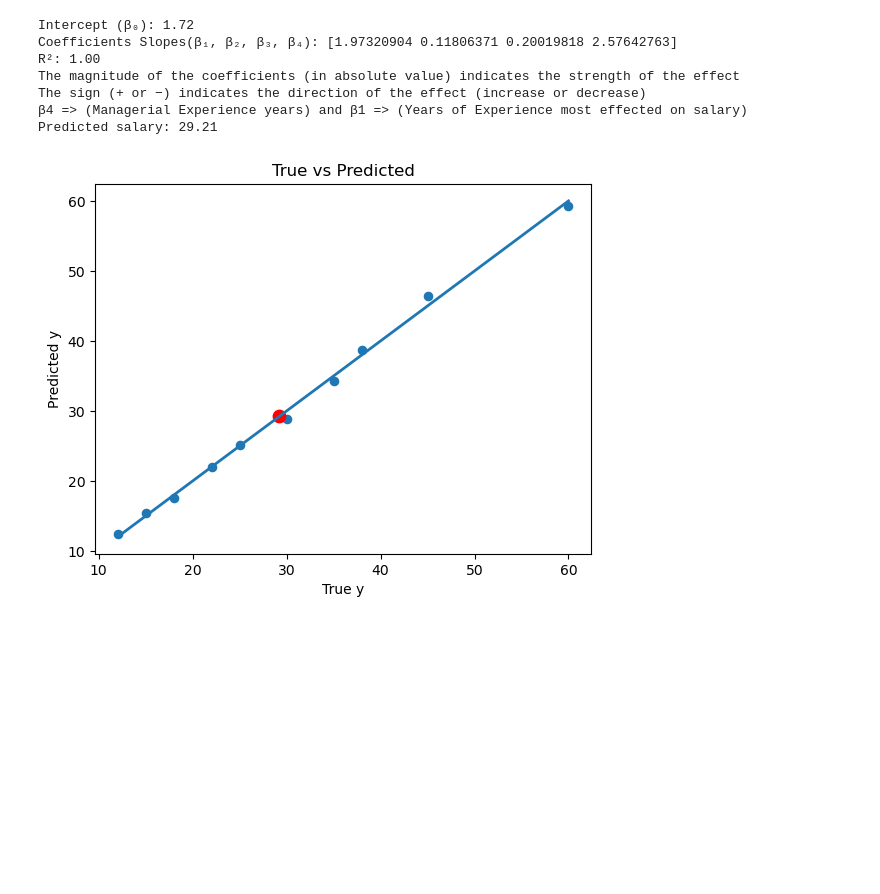
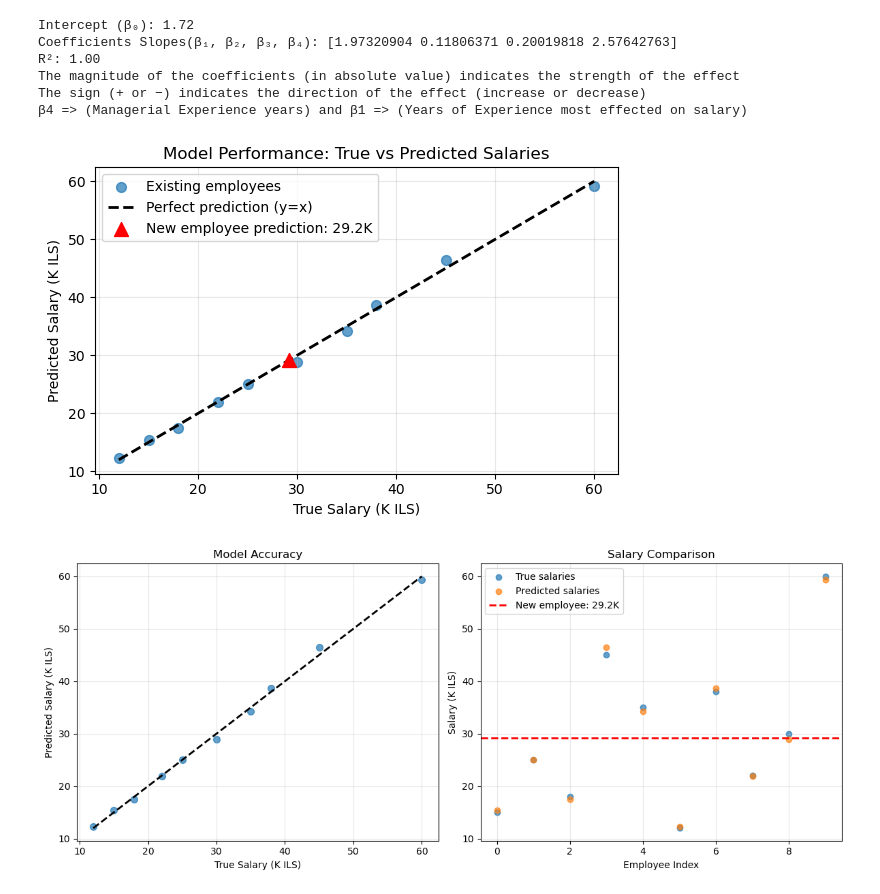
Before and after one commit to Bob789/3-zmultivariate-linear-regression-hw, a Jupyter notebook: predict_monthly_salary_based_on_experience.ipynb, the cells around one changed output. Drawn from its saved outputs; the diff is of its cells as text; code cells hidden in the pictures; blank space fills up the shorter version.

```diff
--- a/predict_monthly_salary_based_on_experience.ipynb
+++ b/predict_monthly_salary_based_on_experience.ipynb
@@ -15,7 +15,7 @@ from sklearn.linear_model import LinearRegression
 # 6                   | 15                 | 42                | 2                             | 30
 # 12                  | 19                 | 55                | 8                             | 60
 
-# Features: [Years of Experience, Education (years), Weekly Work Hours, Managerial Experience (years)]
+# Original dataset
 X = np.array([
     [2, 15, 40, 0],
     [5, 16, 45, 1],
@@ -25,51 +25,86 @@ X = np.array([
     [1, 14, 35, 0],
     [8, 16, 45, 4],
     [4, 15, 40, 1],
     [6, 15, 42, 2],
     [12, 19, 55, 8]
 ])
 
-# Target: Monthly Salary (K ILS)
 y = np.array([15, 25, 18, 45, 35, 12, 38, 22, 30, 60])
 
-# Fit the model
+# Build and train the model
 model = LinearRegression()
 model.fit(X, y)
+
+# Predict for the existing dataset
+y_pred = model.predict(X)
+
+# Predict for a new employee
+new_employee = np.array([[6, 16, 43, 2]])
+predicted_salary = model.predict(new_employee)[0]
 
 # Get coefficients
 print(f"Intercept (β₀): {model.intercept_:.2f}")
 print(f"Coefficients Slopes(β₁, β₂, β₃, β₄): {model.coef_}")
 print(f"R²: {model.score(X, y):.2f}")
 print("The magnitude of the coefficients (in absolute value) indicates the strength of the effect")
 print("The sign (+ or −) indicates the direction of the effect (increase or decrease)")
 print("β4 => (Managerial Experience years) and β1 => (Years of Experience most effected on salary)")
 
-# ---------- Visualization ----------
-# plots
-# ---------- Visualization ----------
+# Visualization: True vs Predicted with new employee
+plt.figure(figsize=(6, 4))
 
-# True vs Predicted (with new salary)
-new_salary = np.array([[6, 16, 43, 2]])
-predicted_salary = model.predict(new_salary)[0]
-print(f"Predicted salary: {predicted_salary:.2f}")
+# Scatter plot of existing data: true vs predicted
+plt.scatter(y, y_pred, s=50, alpha=0.7, label="Existing employees")
 
-# 1) True vs Predicted
-# Scatter of true target vs model predictions + reference y=x line
-y_pred = model.predict(X)
-plt.figure()
-plt.scatter(y, y_pred, s=35)
-plt.plot([y.min(), y.max()], [y.min(), y.max()], linewidth=2)
-plt.scatter(predicted_salary, predicted_salary, color="red", s=80, label="New salary")
-plt.xlabel("True y")
-plt.ylabel("Predicted y")
-plt.title("True vs Predicted")
+# Perfect prediction line y = x
+min_val = min(y.min(), y_pred.min())
+max_val = max(y.max(), y_pred.max())
+plt.plot([min_val, max_val], [min_val, max_val], 'k--', linewidth=2, label="Perfect prediction (y=x)")
+
+# Mark the new employee prediction on the perfect line
+plt.scatter(predicted_salary, predicted_salary, color="red", s=100,
+           marker="^", label=f"New employee prediction: {predicted_salary:.1f}K", zorder=5)
+
+plt.xlabel("True Salary (K ILS)")
+plt.ylabel("Predicted Salary (K ILS)")
+plt.title("Model Performance: True vs Predicted Salaries")
+plt.legend()
+plt.grid(True, alpha=0.3)
+plt.tight_layout()
 plt.show()
+
+# Visualization: Two subplots (accuracy and comparison)
+plt.figure(figsize=(12, 5))
+
+# Left subplot: True vs Predicted
+plt.subplot(1, 2, 1)
+plt.scatter(y, y_pred, s=50, alpha=0.7)
+plt.plot([y.min(), y.max()], [y.min(), y.max()], 'k--', linewidth=2)
+plt.xlabel("True Salary (K ILS)")
+plt.ylabel("Predicted Salary (K ILS)")
+plt.title("Model Accuracy")
+plt.grid(True, alpha=0.3)
+
+# Right subplot: Salary comparison including new employee
+plt.subplot(1, 2, 2)
+plt.scatter(range(len(y)), y, label="True salaries", alpha=0.7)
+plt.scatter(range(len(y_pred)), y_pred, label="Predicted salaries", alpha=0.7)
+plt.axhline(y=predicted_salary, color="red", linestyle="--", linewidth=2,
+           label=f"New employee: {predicted_salary:.1f}K")
+plt.xlabel("Employee Index")
+plt.ylabel("Salary (K ILS)")
+plt.title("Salary Comparison")
+plt.legend()
+plt.grid(True, alpha=0.3)
+
+plt.tight_layout()
+plt.show()
 # %% [output]
 Intercept (β₀): 1.72
 Coefficients Slopes(β₁, β₂, β₃, β₄): [1.97320904 0.11806371 0.20019818 2.57642763]
 R²: 1.00
 The magnitude of the coefficients (in absolute value) indicates the strength of the effect
 The sign (+ or −) indicates the direction of the effect (increase or decrease)
 β4 => (Managerial Experience years) and β1 => (Years of Experience most effected on salary)
-Predicted salary: 29.21
-[figure, old version]
+[figure, new version]
+[figure, added]
```
